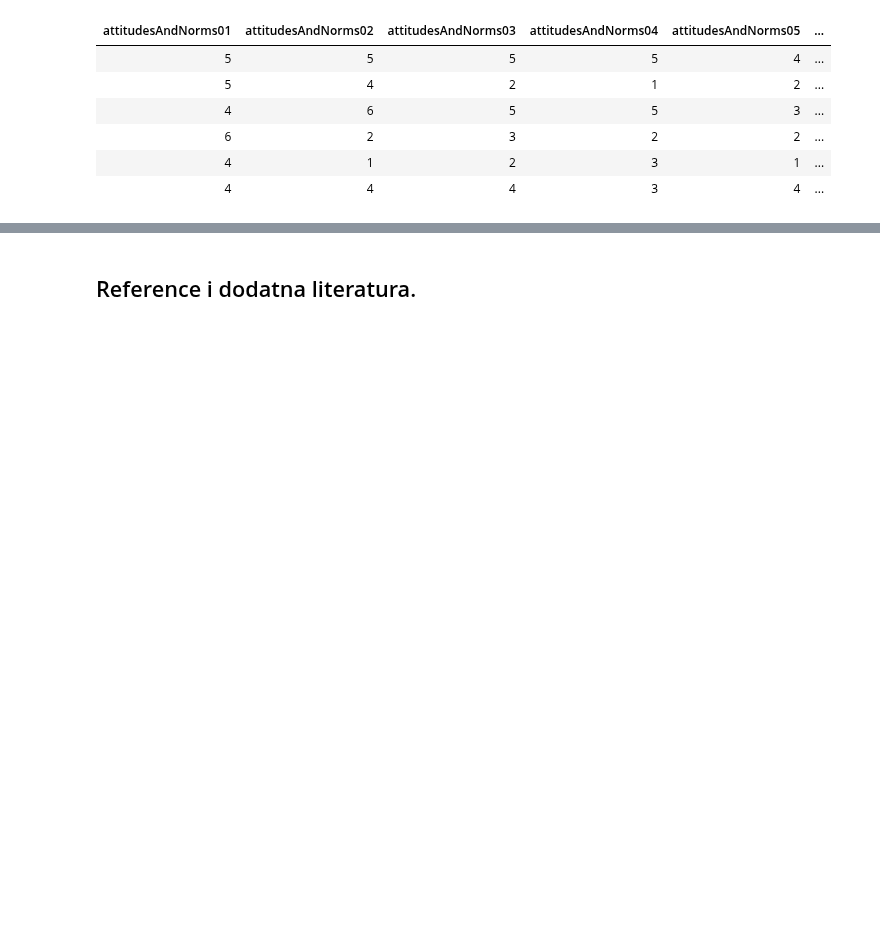
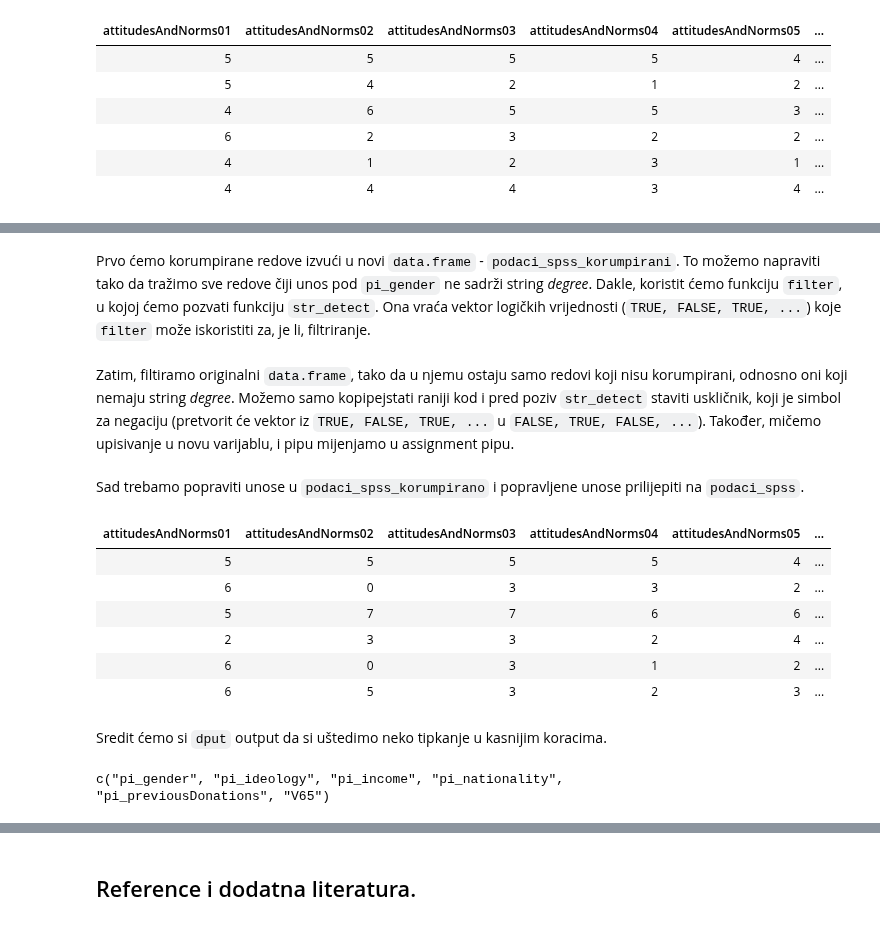
Before and after one commit to vdeni/rdionica, a Jupyter notebook: jupyter-notebook/priprema_podaci_upitnik.ipynb, the cells around one changed output, grey strips where cells are left out. Cells and saved outputs as stored; diff of their text form; code cells hidden in the pictures; blank space fills up the shorter version.

```diff
--- a/jupyter-notebook/priprema_podaci_upitnik.ipynb
+++ b/jupyter-notebook/priprema_podaci_upitnik.ipynb
@@ -1354,0 +1335,2 @@ ekstraktati te redove vanka, modificirati ih i onda nalijepiti nazad
+# %% [markdown]
+Prvo ćemo korumpirane redove izvući u novi `data.frame` - `podaci_spss_korumpirani`. To možemo napraviti tako da tražimo sve redove čiji unos pod `pi_gender` ne sadrži string *degree*. Dakle, koristit ćemo funkciju `filter`, u kojoj ćemo pozvati funkciju `str_detect`. Ona vraća vektor logičkih vrijednosti (`TRUE, FALSE, TRUE, ...`) koje `filter` može iskoristiti za, je li, filtriranje.
@@ -1354,0 +1341,2 @@ ekstraktati te redove vanka, modificirati ih i onda nalijepiti nazad
+# %% [markdown]
+Zatim, filtiramo originalni `data.frame`, tako da u njemu ostaju samo redovi koji nisu korumpirani, odnosno oni koji nemaju string *degree*. Možemo samo kopipejstati raniji kod i pred poziv `str_detect` staviti uskličnik, koji je simbol za negaciju (pretvorit će vektor iz `TRUE, FALSE, TRUE, ...` u `FALSE, TRUE, FALSE, ...`). Također, mičemo upisivanje u novu varijablu, i pipu mijenjamo u assignment pipu.
@@ -1354,0 +1346,22 @@ ekstraktati te redove vanka, modificirati ih i onda nalijepiti nazad
+# %% [markdown]
+Sad trebamo popraviti unose u `podaci_spss_korumpirano` i popravljene unose prilijepiti na `podaci_spss`.
+# %%
+head(podaci_spss_korumpirani)
+# %% [output]
+| attitudesAndNorms01 | attitudesAndNorms02 | attitudesAndNorms03 | attitudesAndNorms04 | attitudesAndNorms05 | ... |
+| 5 | 5 | 5 | 5 | 4 | ... |
+| 6 | 0 | 3 | 3 | 2 | ... |
+| 5 | 7 | 7 | 6 | 6 | ... |
+| 2 | 3 | 3 | 2 | 4 | ... |
+| 6 | 0 | 3 | 1 | 2 | ... |
+| 6 | 5 | 3 | 2 | 3 | ... |
+# %% [markdown]
+Sredit ćemo si `dput` output da si uštedimo neko tipkanje u kasnijim koracima.
+# %%
+podaci_spss_korumpirani %>%
+dplyr::select(., pi_gender:V65) %>%
+colnames(.) %>%
+dput(.)
+# %% [output]
+c("pi_gender", "pi_ideology", "pi_income", "pi_nationality",
+"pi_previousDonations", "V65")
```
Also changed, not shown: parts of 21 cells of this notebook.
